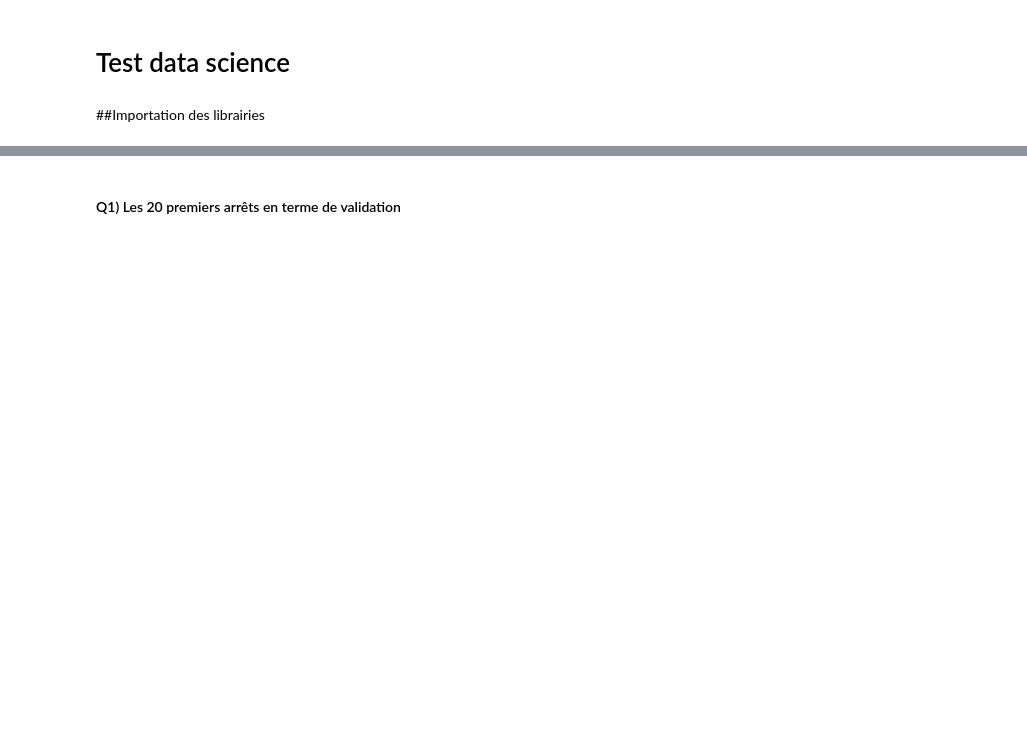
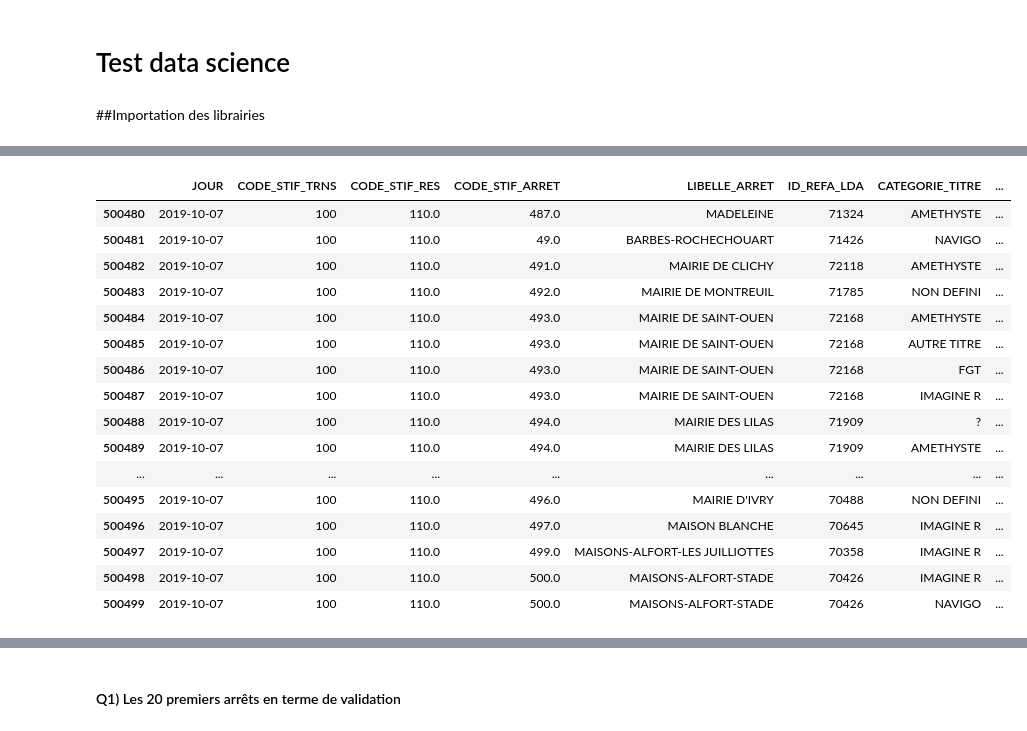
Before and after one commit to ChristiiK/AppliDataSncf, a Jupyter notebook: ApplicationSncf_vf.ipynb, the cells around one changed output, grey strips where cells are left out. Saved outputs shown, nothing was run; the diff lists cells and outputs as text; code cells hidden in the pictures; blank space fills up the shorter version.

```diff
--- a/ApplicationSncf_vf.ipynb
+++ b/ApplicationSncf_vf.ipynb
@@ -22,3 +36,23 @@ sncf.head()
+# %%
+sncf.tail(20)
+# %% [output]
+|  | JOUR | CODE_STIF_TRNS | CODE_STIF_RES | CODE_STIF_ARRET | LIBELLE_ARRET | ID_REFA_LDA | CATEGORIE_TITRE | ... |
+| 500480 | 2019-10-07 | 100 | 110.0 | 487.0 | MADELEINE | 71324 | AMETHYSTE | ... |
+| 500481 | 2019-10-07 | 100 | 110.0 | 49.0 | BARBES-ROCHECHOUART | 71426 | NAVIGO | ... |
+| 500482 | 2019-10-07 | 100 | 110.0 | 491.0 | MAIRIE DE CLICHY | 72118 | AMETHYSTE | ... |
+| 500483 | 2019-10-07 | 100 | 110.0 | 492.0 | MAIRIE DE MONTREUIL | 71785 | NON DEFINI | ... |
+| 500484 | 2019-10-07 | 100 | 110.0 | 493.0 | MAIRIE DE SAINT-OUEN | 72168 | AMETHYSTE | ... |
+| 500485 | 2019-10-07 | 100 | 110.0 | 493.0 | MAIRIE DE SAINT-OUEN | 72168 | AUTRE TITRE | ... |
+| 500486 | 2019-10-07 | 100 | 110.0 | 493.0 | MAIRIE DE SAINT-OUEN | 72168 | FGT | ... |
+| 500487 | 2019-10-07 | 100 | 110.0 | 493.0 | MAIRIE DE SAINT-OUEN | 72168 | IMAGINE R | ... |
+| 500488 | 2019-10-07 | 100 | 110.0 | 494.0 | MAIRIE DES LILAS | 71909 | ? | ... |
+| 500489 | 2019-10-07 | 100 | 110.0 | 494.0 | MAIRIE DES LILAS | 71909 | AMETHYSTE | ... |
+| ... | ... | ... | ... | ... | ... | ... | ... | ... |
+| 500495 | 2019-10-07 | 100 | 110.0 | 496.0 | MAIRIE D'IVRY | 70488 | NON DEFINI | ... |
+| 500496 | 2019-10-07 | 100 | 110.0 | 497.0 | MAISON BLANCHE | 70645 | IMAGINE R | ... |
+| 500497 | 2019-10-07 | 100 | 110.0 | 499.0 | MAISONS-ALFORT-LES JUILLIOTTES | 70358 | IMAGINE R | ... |
+| 500498 | 2019-10-07 | 100 | 110.0 | 500.0 | MAISONS-ALFORT-STADE | 70426 | IMAGINE R | ... |
+| 500499 | 2019-10-07 | 100 | 110.0 | 500.0 | MAISONS-ALFORT-STADE | 70426 | NAVIGO | ... |
 # %%
 # faire le point sur les variables et les observations
 sncf.shape
```
Also changed, not shown: parts of 28 cells of this notebook.
